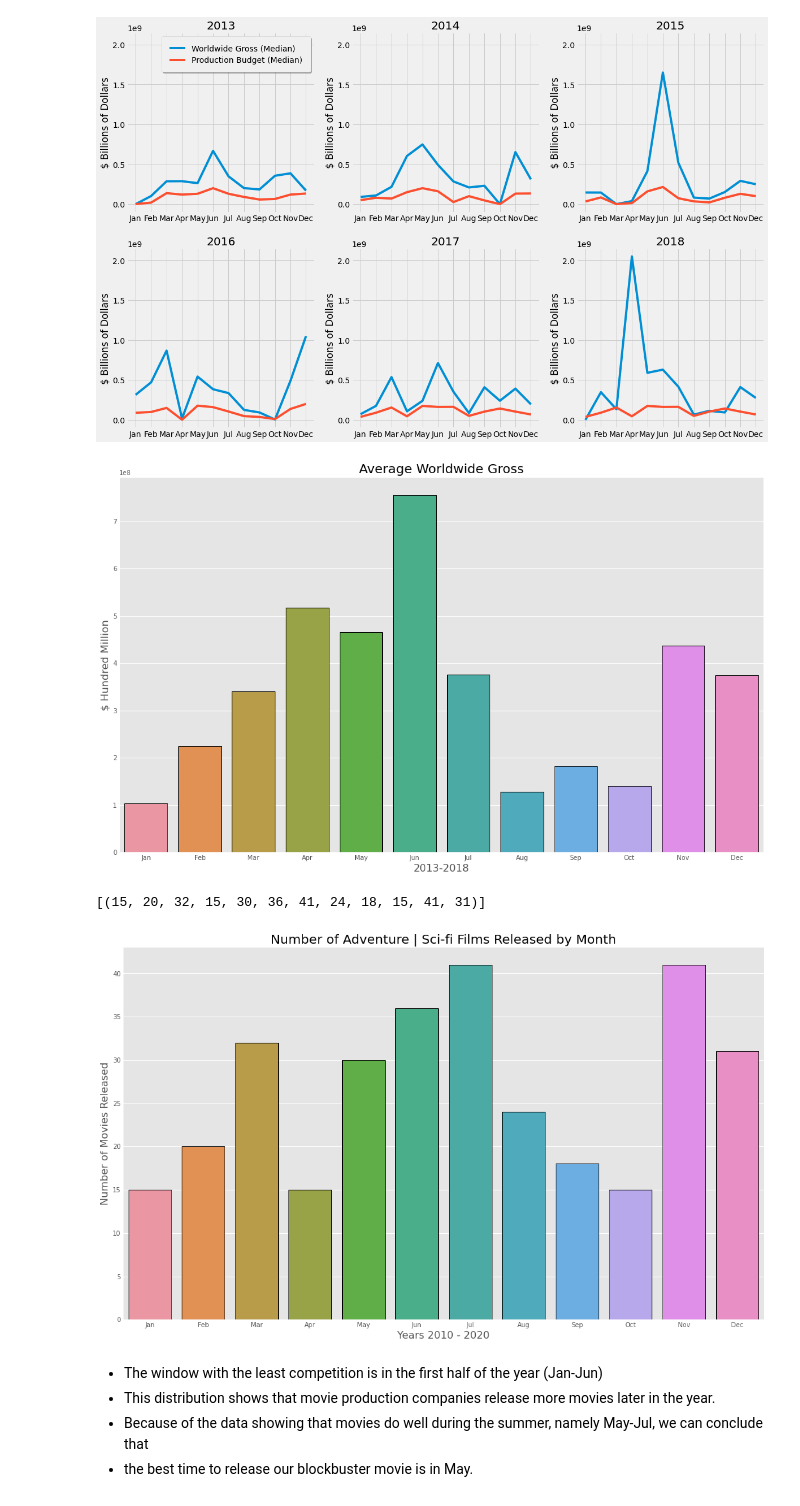
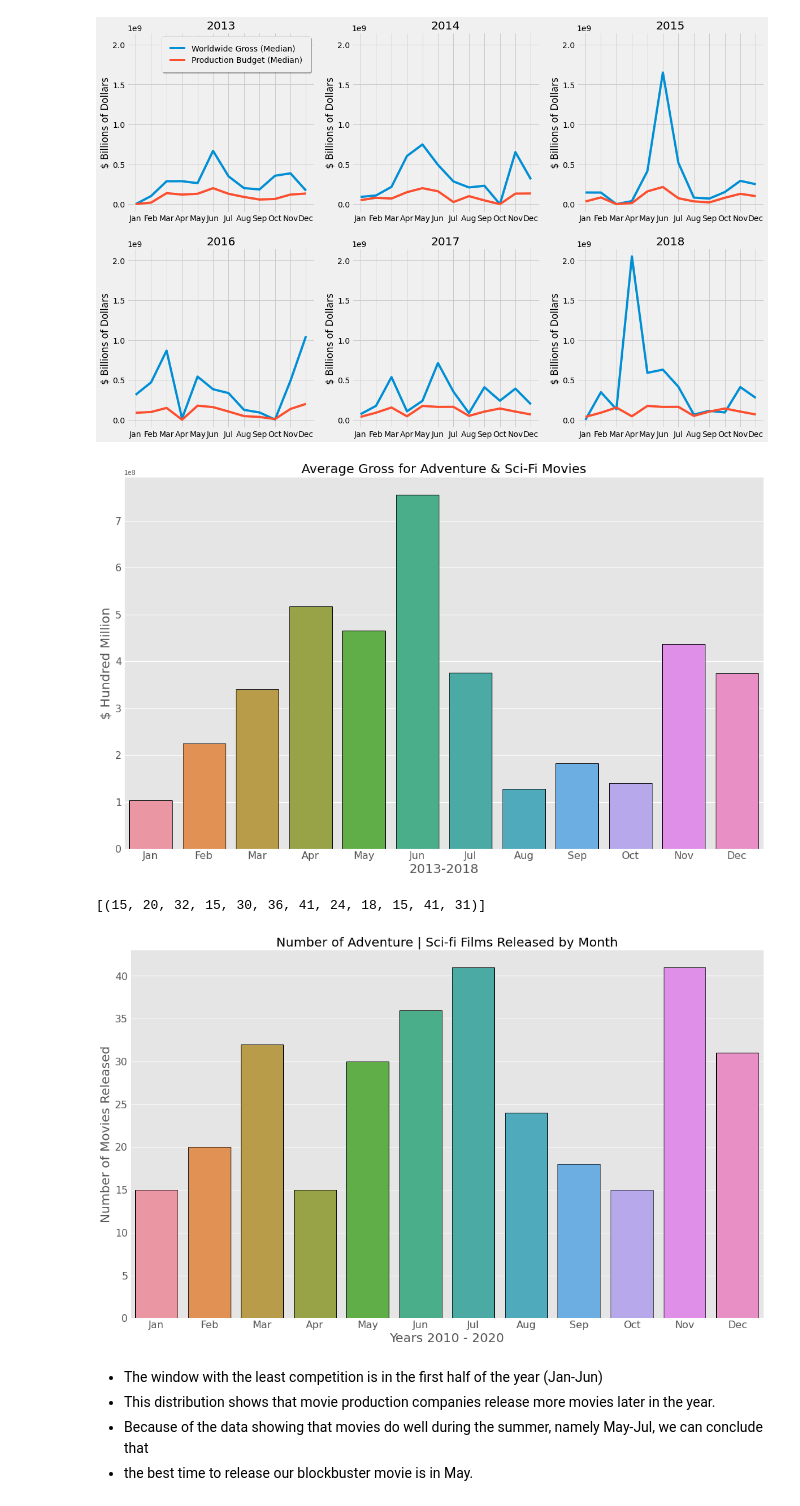
Before and after one commit to 281clo/microsoft-movie-analysis, a Jupyter notebook: Index.ipynb, the cells around one changed output. Drawn from its saved outputs; the diff is of its cells as text; code cells hidden in the pictures.

Commit message:
ytick marks update for last 2 graphs

```diff
--- a/Index.ipynb
+++ b/Index.ipynb
@@ -780,14 +781,16 @@ ax[0,0].legend(fancybox=True, framealpha=1, shadow=True, borderpad=1);
 # Plot the average of the past 6 years
 plt.style.use('ggplot')
 fig, ax = plt.subplots(figsize = (16, 10))
+plt.xticks(fontsize=16)
+plt.yticks(fontsize=16)
 x = months
 y = average_gross
 sns.barplot(x=x, y=y, edgecolor = 'black', linewidth=1)
-ax.set_title('Average Worldwide Gross', fontsize = 20)
-ax.set_xlabel('2013-2018', fontsize = 16)
-ax.set_ylabel('$ Hundred Million', fontsize = 16);
+ax.set_title('Average Gross for Adventure & Sci-Fi Movies', fontsize = 20)
+ax.set_xlabel('2013-2018', fontsize = 20)
+ax.set_ylabel('$ Hundred Million', fontsize = 20);
 # %% [output]
-[figure, old version]
+[figure, new version]
 # %%
 # Create a months dataframe to filter results per month
 column_names = months
@@ -817,17 +820,19 @@ y = [15, 20, 32, 15, 30, 36, 41, 24, 18, 15, 41, 31]
 # %%
 # Back to working with master dataframe 'BigFrame'
 # Plot the total number of movies released each month
 # Set y = 20 so graph is better represented
 plt.style.use('ggplot')
 fig, ax = plt.subplots(figsize = (16, 10))
+plt.xticks(fontsize=16)
+plt.yticks(fontsize=16)
 x = months
 sns.barplot(x=x, y=y, edgecolor = 'black', linewidth=1);
 #ax.set_ylim(bottom=30)
 ax.set_title('Number of Adventure | Sci-fi Films Released by Month', fontsize = 20)
-ax.set_xlabel('Years 2010 - 2020', fontsize = 16)
-ax.set_ylabel('Number of Movies Released', fontsize = 16);
+ax.set_xlabel('Years 2010 - 2020', fontsize = 20)
+ax.set_ylabel('Number of Movies Released', fontsize = 20);
 # %% [output]
-[figure, old version]
+[figure, new version]
 # %% [markdown]
 * The window with the least competition is in the first half of the year (Jan-Jun)
 * This distribution shows that movie production companies release more movies later in the year.
```
Also changed, not shown: parts of 6 cells of this notebook.
